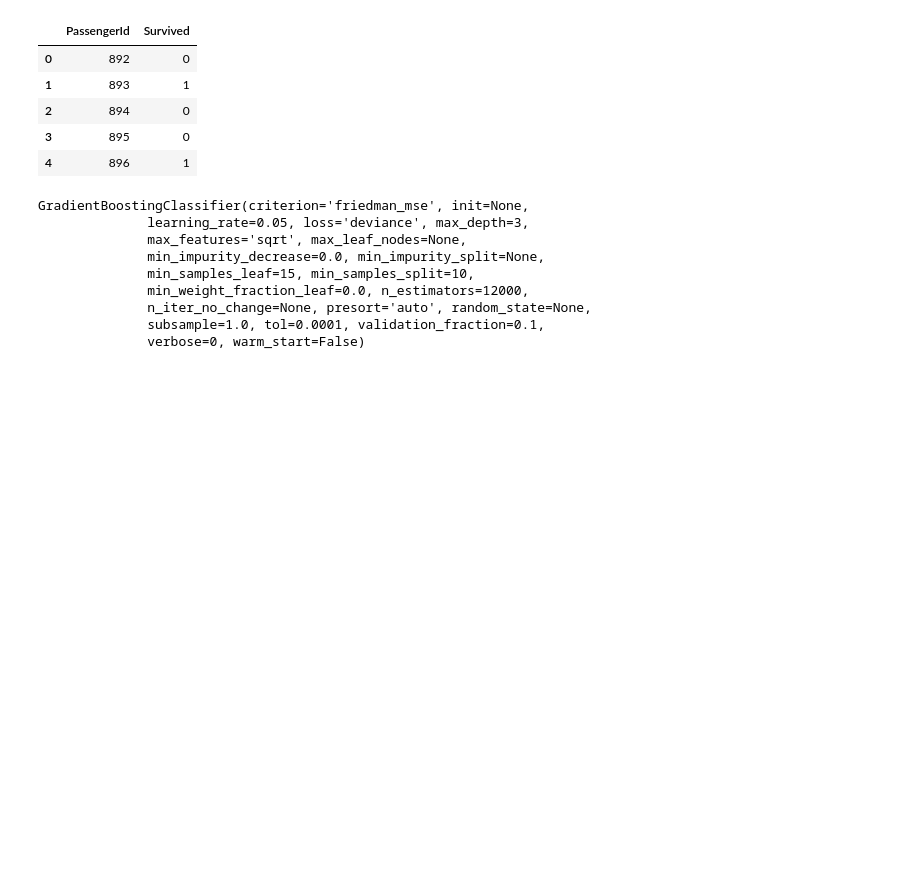
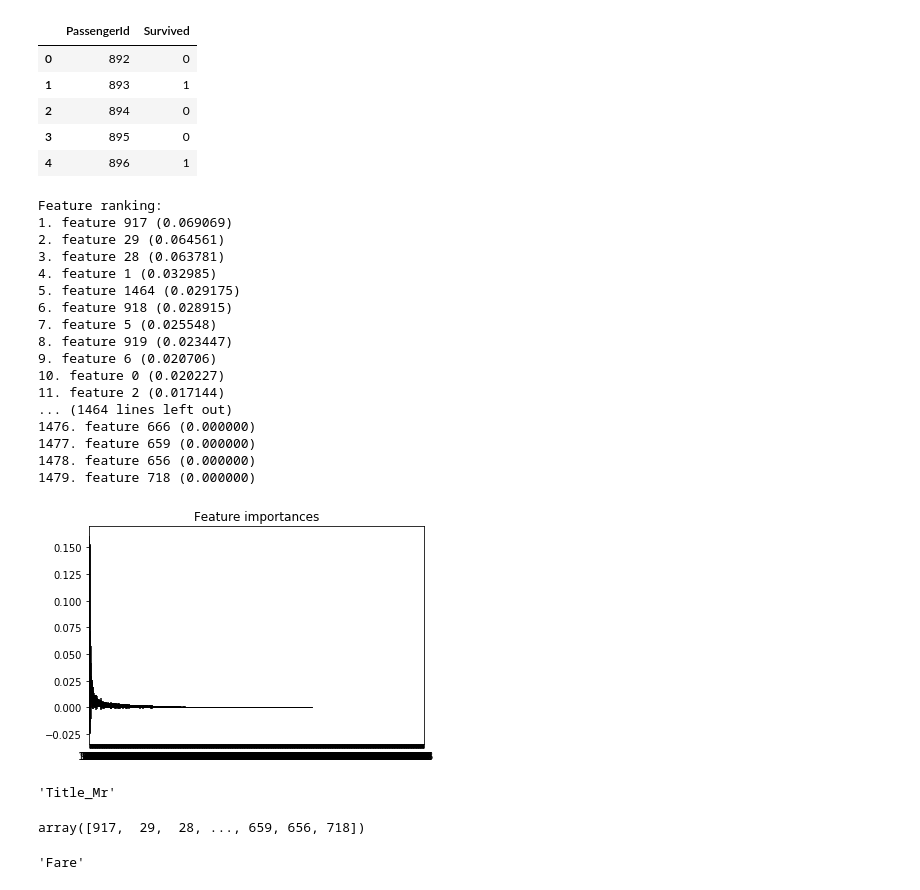
Before and after one commit to csun-data-science-bootcamp-19/Team-8, a Jupyter notebook: Modeling.ipynb, the cells around one changed output. Saved outputs shown, nothing was run; the diff lists cells and outputs as text; code cells hidden in the pictures; blank space fills up the shorter version.

```diff
--- a/Modeling.ipynb
+++ b/Modeling.ipynb
@@ -194,16 +152,37 @@ df_sub.head()
 | 4 | 896 | 1 |
 # %%
 sub_model = gb_clf
-# %%
-gb_clf.fit(X, Y)
-# %% [output]
-GradientBoostingClassifier(criterion='friedman_mse', init=None,
-              learning_rate=0.05, loss='deviance', max_depth=3,
-              max_features='sqrt', max_leaf_nodes=None,
-              min_impurity_decrease=0.0, min_impurity_split=None,
-              min_samples_leaf=15, min_samples_split=10,
-              min_weight_fraction_leaf=0.0, n_estimators=12000,
-              n_iter_no_change=None, presort='auto', random_state=None,
-              subsample=1.0, tol=0.0001, validation_fraction=0.1,
-              verbose=0, warm_start=False)
+# %%
+important_feats = ds_utils.rank_features(x_train, y_train)
+# %% [output]
+Feature ranking:
+1. feature 917 (0.069069)
+2. feature 29 (0.064561)
+3. feature 28 (0.063781)
+4. feature 1 (0.032985)
+5. feature 1464 (0.029175)
+6. feature 918 (0.028915)
+7. feature 5 (0.025548)
+8. feature 919 (0.023447)
+9. feature 6 (0.020706)
+10. feature 0 (0.020227)
+11. feature 2 (0.017144)
+... (1464 lines left out)
+1476. feature 666 (0.000000)
+1477. feature 659 (0.000000)
+1478. feature 656 (0.000000)
+1479. feature 718 (0.000000)
+[figure, added]
+# %%
+df_train.columns[917]
+# %% [output]
+'Title_Mr'
+# %%
+important_feats
+# %% [output]
+array([917,  29,  28, ..., 659, 656, 718])
+# %%
+df_train.columns[5]
+# %% [output]
+'Fare'
 # %%
```
Also changed, not shown: parts of 20 cells of this notebook, 2 other files.
